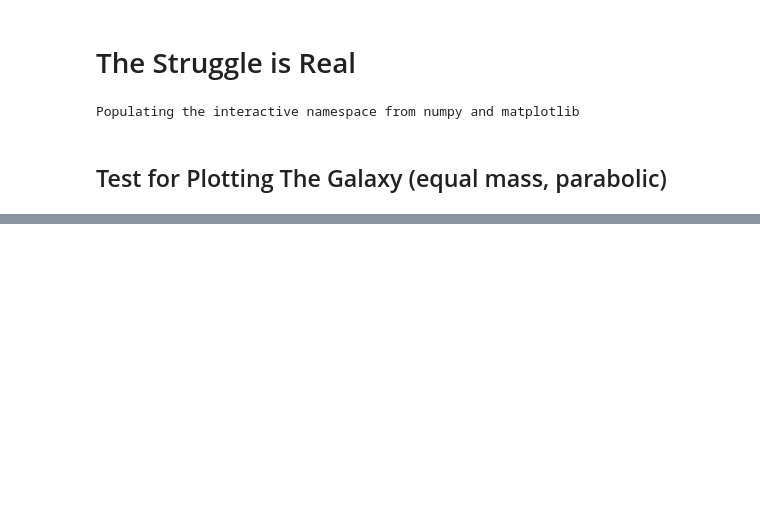
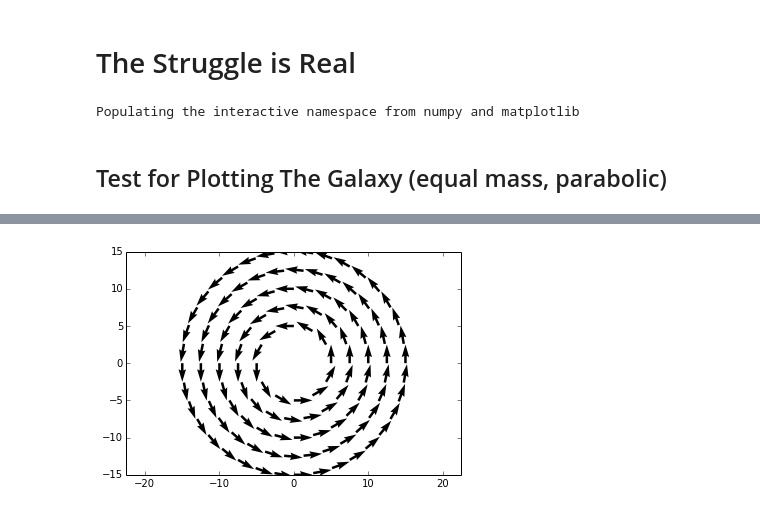
Before and after one commit to dclove202/PHYS202-S14, a Jupyter notebook: GalaxyProject/ODEStruggleIsReal.ipynb, the cells around one changed output, grey strips where cells are left out. Saved outputs shown, nothing was run; the diff lists cells and outputs as text; code cells hidden in the pictures; blank space fills up the shorter version.

```diff
--- a/GalaxyProject/ODEStruggleIsReal.ipynb
+++ b/GalaxyProject/ODEStruggleIsReal.ipynb
@@ -128,3 +180,58 @@ for i in range(120):
+# %%
+### ODE attempt for position of massless particles ###
+
+## Defining Constants
+M = 10.0**11.00
+S = 0.0
+G = 4.5* 10**-8
+xvp = []
+yvp = []
+a = np.pi/2 # Orthogonalizer
+
+for i in range(120):
+    vy = np.sqrt(G*M/(np.sqrt(xp[i]**2+yp[i]**2)))*np.cos(th[i]+a)
+    yvp.append(vy)
+for i in range(120):
+    vx = np.sqrt(G*M/(np.sqrt(xp[i]**2+yp[i]**2)))*np.sin(th[i]+a)
+    xvp.append(vx)
+yvp = np.array(yvp)
+xvp = np.array(yvp)
+'''
+for i in range(120):
+    vy = np.sqrt(xp[i]**2 + yp[i]**2)*np.sin(a+th[i])
+    yvp.append(vy)
+yvp = np.array(yvp)
+for i in range(120):
+    vx = np.sqrt(xp[i]**2 + yp[i]**2)*np.cos(a+th[i])
+    xvp.append(vx)
+xvp = np.array(xvp)
+'''
+
+#Initials has form [x,y,vx,vy]
+#Iterating through every star and velocity
+for i in range(120):
+    initials = [xp[i],yp[i],XV[i],YV[i]]
+    time = np.arange(0.,1.,1.)
+#Function to feed odeint
+    def motion(initials,time):
+        a = np.zeros(4)
+        a[0] = initials[2]
+        a[1] = initials[3]
+        R = np.sqrt(initials[0]**2 + initials[1]**2)
+        a[2] = (-G*M*initials[0]/R**3)
+        a[3] = (-G*M*initials[1]/R**3)
+        return a
+#Odeint
+    w = odeint(motion,initials,time)
+    xp1 = w[:,0]
+    yp1 = w[:,1]
+    xvp1 = w[:,2]
+    yvp1 = w[:,3]
+    plt.quiver(xp1,yp1,xvp1,yvp1)
+plt.axis('equal')
+plt.show()
+# %% [output]
+[figure, added]
 # %%
 ### Attempting to solve the grand daddy ODE
 
```
Also changed, not shown: parts of 7 cells of this notebook, 1 other file.
